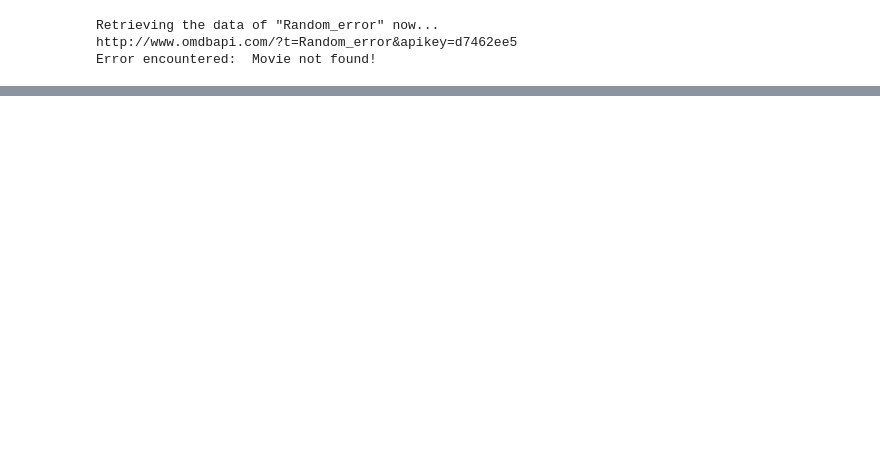
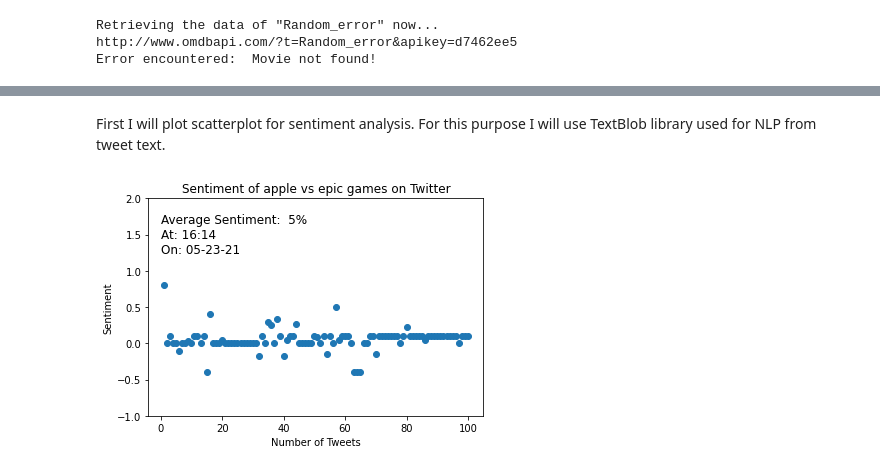
Before and after one commit to ninadcpa/DSC540, a Jupyter notebook: Week_9_10_Exercise.ipynb, the cells around one changed output, grey strips where cells are left out. Cells and saved outputs as stored; diff of their text form; code cells hidden in the pictures; blank space fills up the shorter version.

```diff
--- a/Week_9_10_Exercise.ipynb
+++ b/Week_9_10_Exercise.ipynb
@@ -241,0 +384,48 @@ Error encountered:  Movie not found!
+# %% [markdown]
+First I will plot scatterplot for sentiment analysis. For this purpose I will use TextBlob library used for NLP from tweet text.
+# %%
+from textblob import TextBlob
+import pandas as pd
+import matplotlib.pyplot as plt
+import seaborn as sns
+%matplotlib inline
+
+#Where the tweets are stored to be plotted
+polarity_list = []
+numbers_list = []
+number = 1
+# seraching for 100 tweets on topic.
+for tweet in tweepy.Cursor(api.search, "apple vs epic games", lang="en").items(100):
+  try:
+      analysis = TextBlob(tweet.text)
+      analysis = analysis.sentiment
+      polarity = analysis.polarity
+      polarity_list.append(polarity)
+      numbers_list.append(number)
+      number = number + 1
+
+  except tweepy.TweepError as e:
+      print(e.reason)
+
+  except StopIteration:
+      break
+# %%
+from datetime import datetime
+#Plotting
+axes = plt.gca()
+axes.set_ylim([-1, 2])
+
+plt.scatter(numbers_list, polarity_list)
+
+averagePolarity = (sum(polarity_list))/(len(polarity_list))
+averagePolarity = "{0:.0f}%".format(averagePolarity * 100)
+time  = datetime.now().strftime("At: %H:%M\nOn: %m-%d-%y")
+
+plt.text(0, 1.25, "Average Sentiment:  " + str(averagePolarity) + "\n" + time, fontsize=12)
+
+plt.title("Sentiment of apple vs epic games on Twitter")
+plt.xlabel("Number of Tweets")
+plt.ylabel("Sentiment")
+plt.show()
+# %% [output]
+[figure, added]
```
Also changed, not shown: parts of 49 cells of this notebook.
